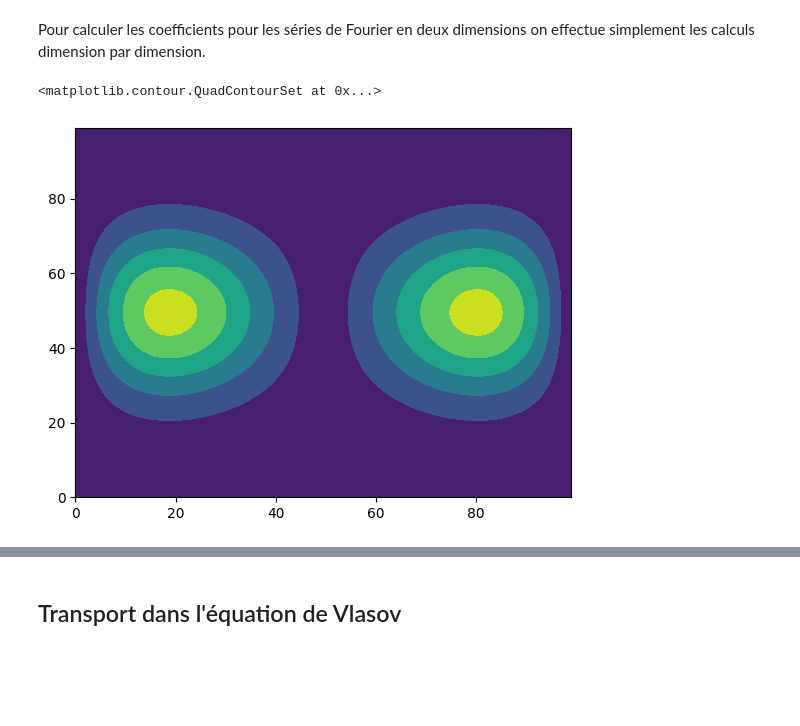
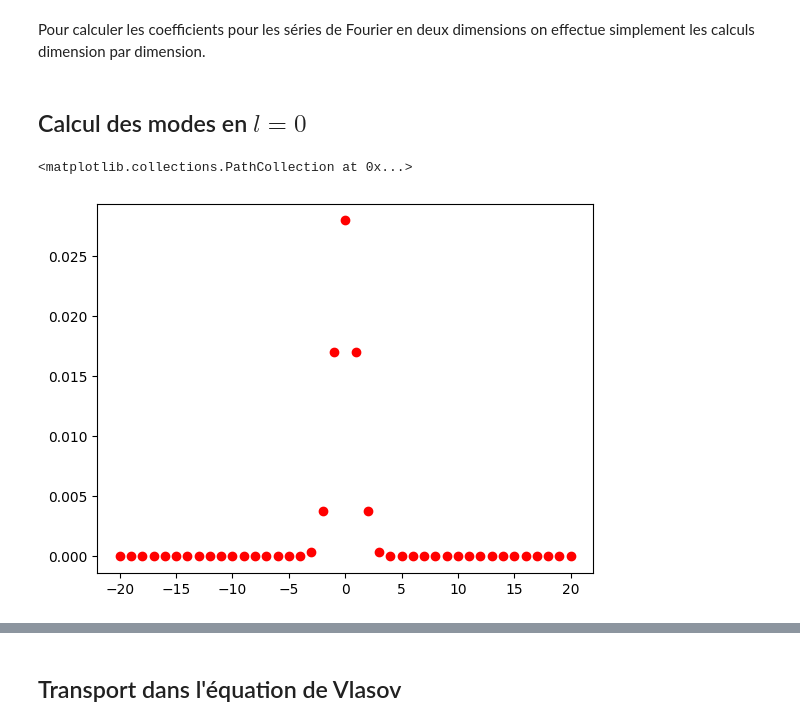
Before and after one commit to chassardmartin/vlasov_bsl, a Jupyter notebook: v1.ipynb, the cells around one changed output, grey strips where cells are left out. Drawn from its saved outputs; the diff is of its cells as text; code cells hidden in the pictures; blank space fills up the shorter version.

Commit message:
Poisson resolution with fourier series in v1 file working manually

```diff
--- a/v1.ipynb
+++ b/v1.ipynb
@@ -100,0 +96,3 @@ $$ \tilde{F} = [ \,e^{-ik\,x_l}\, ]_{k,l=\,0, \cdots,\, n_x-1} $$
+# %%
+K = 50
+k_values = np.arange(-K, K+1)
@@ -101,10 +138,11 @@ $$ \tilde{F} = [ \,e^{-ik\,x_l}\, ]_{k,l=\,0, \cdots,\, n_x-1} $$
 # %%
 def build_F_tilde(x):
-    nx = len(x)
-    F_tilde = np.array([np.exp(-k*1j * x[l]) for k,l in np.ndindex((nx,nx))], dtype=complex)
-    F_tilde.resize((nx,nx))
+    # nx = len(x)
+    F_tilde = np.array([np.exp(-k*1j * x[l]) for k,l in it.product(k_values, range(nx))], dtype=complex)
+    F_tilde.resize((2*K+1,nx))
     return F_tilde
 
-def fourier_coeffs_1D(f, F_tilde):
-    c = F_tilde @ f
+def fourier_coeffs_1D(x, f, F_tilde):
+    # nx = len(x)
+    c = ((2 * np.pi) / nx) * F_tilde @ f
     return c
@@ -170,5 +201,10 @@ c = fourier_coeffs_2D(x, v, f)
+# %% [markdown]
+## Calcul des modes en $l=0$
+# %%
+F = build_F_tilde(x)
+c = fourier_coeffs_1D(x, f_zero[:,0], F)
 # %%
-plt.contourf(np.abs(c))
+plt.scatter(k_values, np.abs(c), c='red')
 # %% [output]
-<matplotlib.contour.QuadContourSet at 0x...>
+<matplotlib.collections.PathCollection at 0x...>
-[figure, old version]
+[figure, new version]
```
Also changed, not shown: parts of 33 cells of this notebook, 1 other file.
